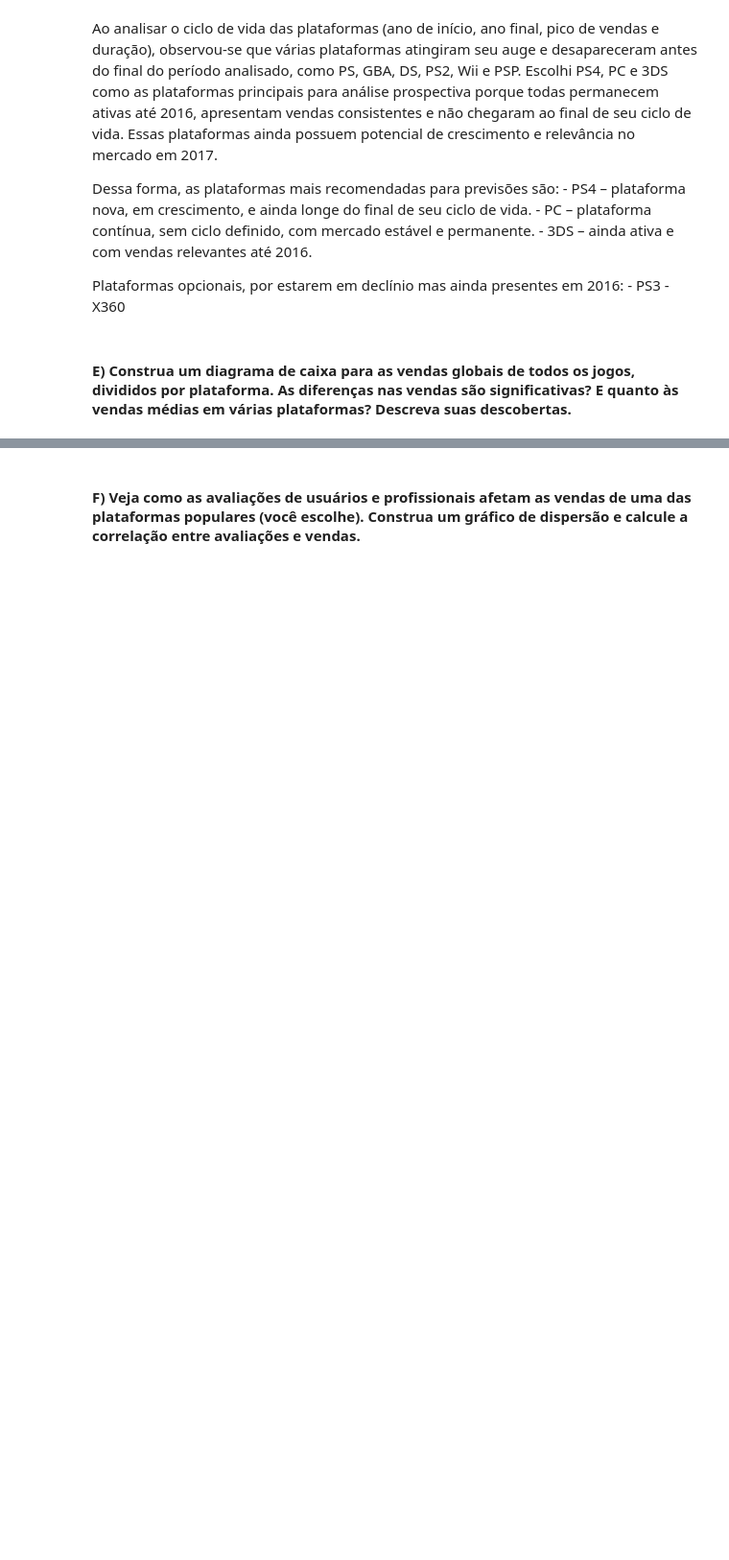
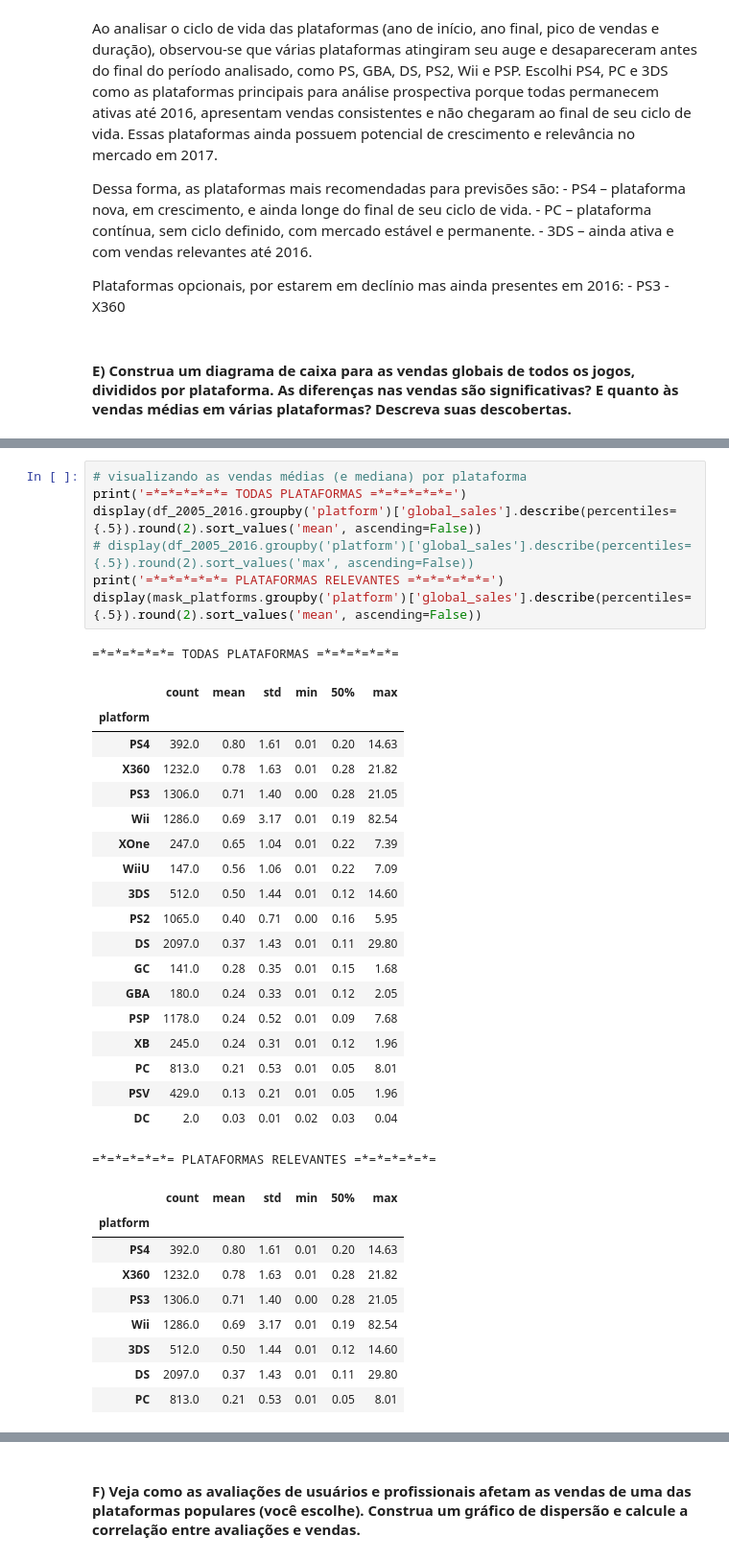
Before and after one commit to BCaravina/video-games-EDA, a Jupyter notebook: notebooks/analysis.ipynb, the cells around one changed output, grey strips where cells are left out. Shown at 96% size. Cells and saved outputs as stored; diff of their text form; blank space fills up the shorter version.

```diff
--- a/notebooks/analysis.ipynb
+++ b/notebooks/analysis.ipynb
@@ -444,0 +467,37 @@ Plataformas opcionais, por estarem em declínio mas ainda presentes em 2016: </b
+# %%
+# visualizando as vendas médias (e mediana) por plataforma
+print('=*=*=*=*=*= TODAS PLATAFORMAS =*=*=*=*=*=')
+display(df_2005_2016.groupby('platform')['global_sales'].describe(percentiles={.5}).round(2).sort_values('mean', ascending=False))
+# display(df_2005_2016.groupby('platform')['global_sales'].describe(percentiles={.5}).round(2).sort_values('max', ascending=False))
+print('=*=*=*=*=*= PLATAFORMAS RELEVANTES =*=*=*=*=*=')
+display(mask_platforms.groupby('platform')['global_sales'].describe(percentiles={.5}).round(2).sort_values('mean', ascending=False))
+# %% [output]
+=*=*=*=*=*= TODAS PLATAFORMAS =*=*=*=*=*=
+|  | count | mean | std | min | 50% | max |
+| platform |  |  |  |  |  |  |
+| PS4 | 392.0 | 0.80 | 1.61 | 0.01 | 0.20 | 14.63 |
+| X360 | 1232.0 | 0.78 | 1.63 | 0.01 | 0.28 | 21.82 |
+| PS3 | 1306.0 | 0.71 | 1.40 | 0.00 | 0.28 | 21.05 |
+| Wii | 1286.0 | 0.69 | 3.17 | 0.01 | 0.19 | 82.54 |
+| XOne | 247.0 | 0.65 | 1.04 | 0.01 | 0.22 | 7.39 |
+| WiiU | 147.0 | 0.56 | 1.06 | 0.01 | 0.22 | 7.09 |
+| 3DS | 512.0 | 0.50 | 1.44 | 0.01 | 0.12 | 14.60 |
+| PS2 | 1065.0 | 0.40 | 0.71 | 0.00 | 0.16 | 5.95 |
+| DS | 2097.0 | 0.37 | 1.43 | 0.01 | 0.11 | 29.80 |
+| GC | 141.0 | 0.28 | 0.35 | 0.01 | 0.15 | 1.68 |
+| GBA | 180.0 | 0.24 | 0.33 | 0.01 | 0.12 | 2.05 |
+| PSP | 1178.0 | 0.24 | 0.52 | 0.01 | 0.09 | 7.68 |
+| XB | 245.0 | 0.24 | 0.31 | 0.01 | 0.12 | 1.96 |
+| PC | 813.0 | 0.21 | 0.53 | 0.01 | 0.05 | 8.01 |
+| PSV | 429.0 | 0.13 | 0.21 | 0.01 | 0.05 | 1.96 |
+| DC | 2.0 | 0.03 | 0.01 | 0.02 | 0.03 | 0.04 |
+=*=*=*=*=*= PLATAFORMAS RELEVANTES =*=*=*=*=*=
+|  | count | mean | std | min | 50% | max |
+| platform |  |  |  |  |  |  |
+| PS4 | 392.0 | 0.80 | 1.61 | 0.01 | 0.20 | 14.63 |
+| X360 | 1232.0 | 0.78 | 1.63 | 0.01 | 0.28 | 21.82 |
+| PS3 | 1306.0 | 0.71 | 1.40 | 0.00 | 0.28 | 21.05 |
+| Wii | 1286.0 | 0.69 | 3.17 | 0.01 | 0.19 | 82.54 |
+| 3DS | 512.0 | 0.50 | 1.44 | 0.01 | 0.12 | 14.60 |
+| DS | 2097.0 | 0.37 | 1.43 | 0.01 | 0.11 | 29.80 |
+| PC | 813.0 | 0.21 | 0.53 | 0.01 | 0.05 | 8.01 |
```
Also changed, not shown: parts of 4 cells of this notebook.
